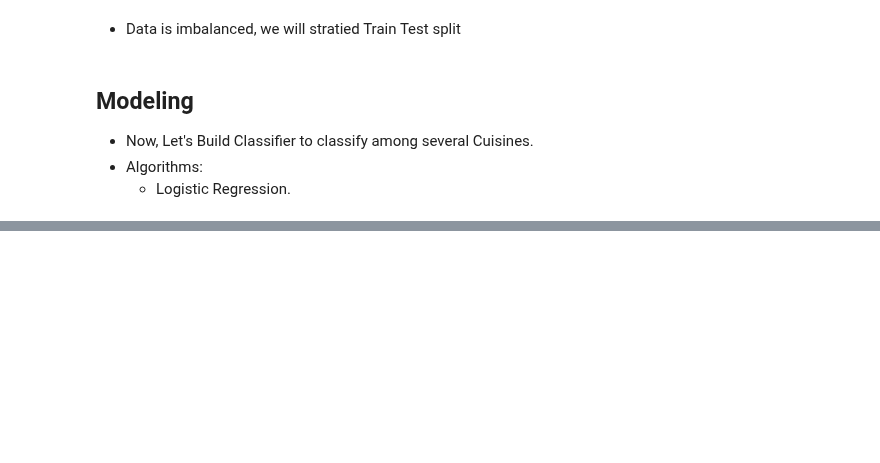
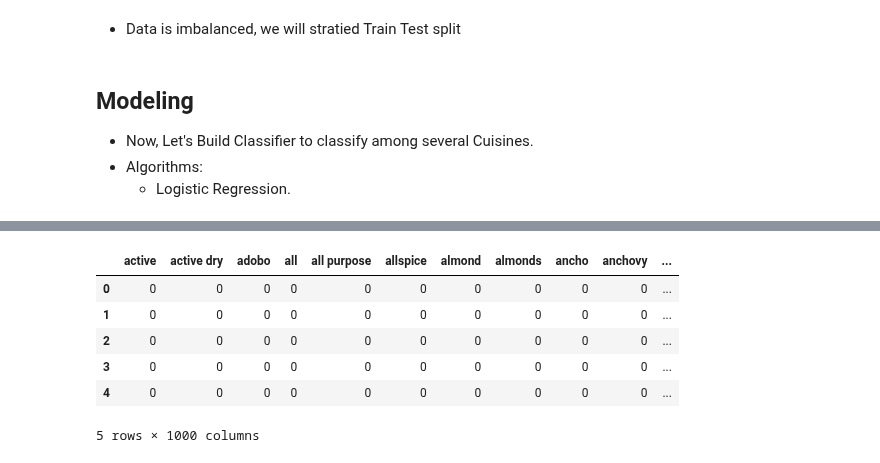
Before and after one commit to thapaliya123/Data-Science-Journey, a Jupyter notebook: DS/text-mining/classify_recipes.ipynb, the cells around one changed output, grey strips where cells are left out. Drawn from its saved outputs; the diff is of its cells as text; code cells hidden in the pictures; blank space fills up the shorter version.

```diff
--- a/DS/text-mining/classify_recipes.ipynb
+++ b/DS/text-mining/classify_recipes.ipynb
@@ -216,0 +348,4 @@ fig.show()
+# %%
+# Increase the number of features
+cv_lg = CountVectorizer(ngram_range=(1, 2), max_features=1000)
+tf_lg = cv_lg.fit_transform(ingredients)
@@ -216,0 +362,12 @@ fig.show()
+# %%
+# get vectorized dataframe
+df_vectorized_lg = pd.DataFrame(tf_lg.toarray(), columns=cv_lg.get_feature_names_out())
+df_vectorized_lg.head()
+# %% [output]
+|  | active | active dry | adobo | all | all purpose | allspice | almond | almonds | ancho | anchovy | ... |
+| 0 | 0 | 0 | 0 | 0 | 0 | 0 | 0 | 0 | 0 | 0 | ... |
+| 1 | 0 | 0 | 0 | 0 | 0 | 0 | 0 | 0 | 0 | 0 | ... |
+| 2 | 0 | 0 | 0 | 0 | 0 | 0 | 0 | 0 | 0 | 0 | ... |
+| 3 | 0 | 0 | 0 | 0 | 0 | 0 | 0 | 0 | 0 | 0 | ... |
+| 4 | 0 | 0 | 0 | 0 | 0 | 0 | 0 | 0 | 0 | 0 | ... |
+5 rows × 1000 columns
```
Also changed, not shown: parts of 21 cells of this notebook, 1 other file.
